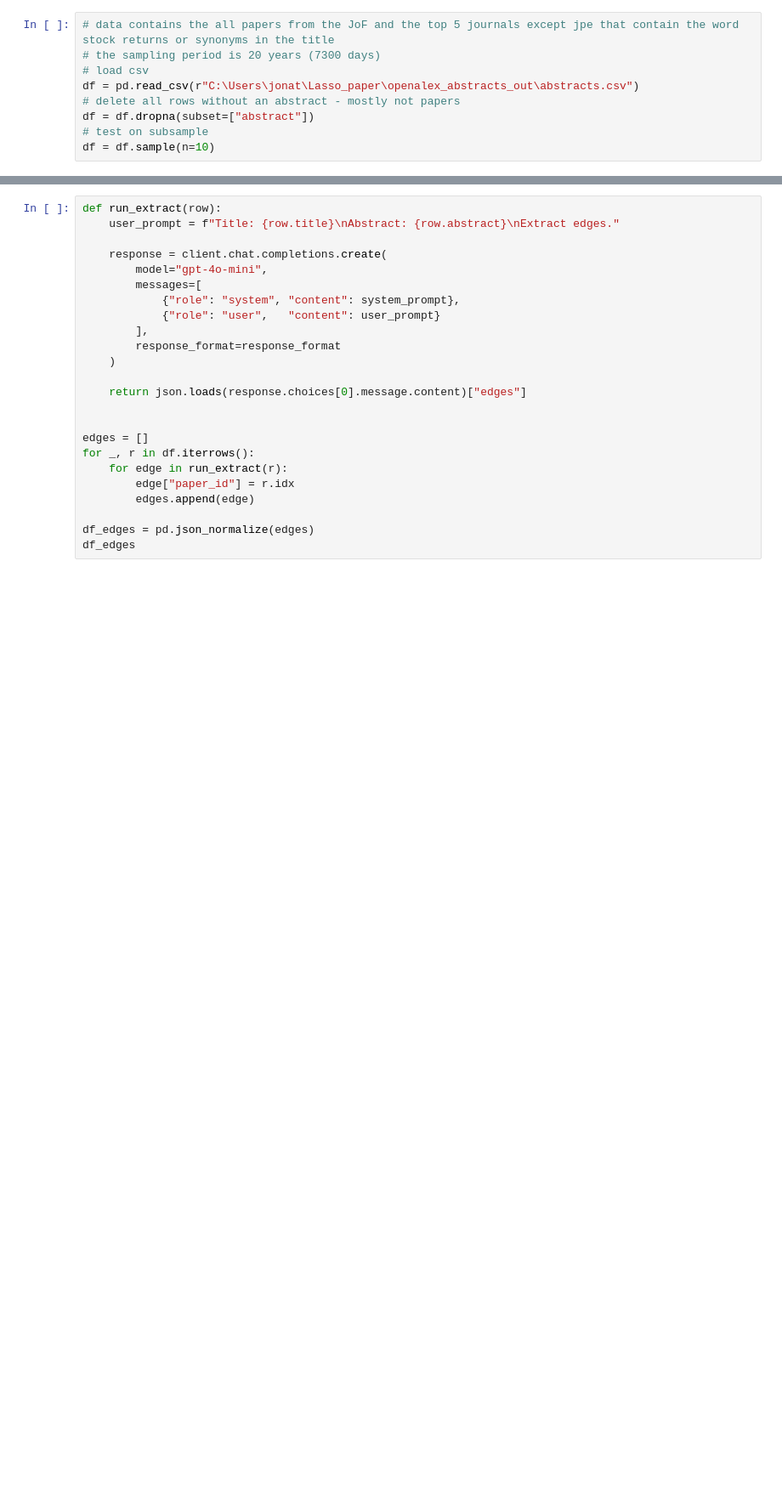
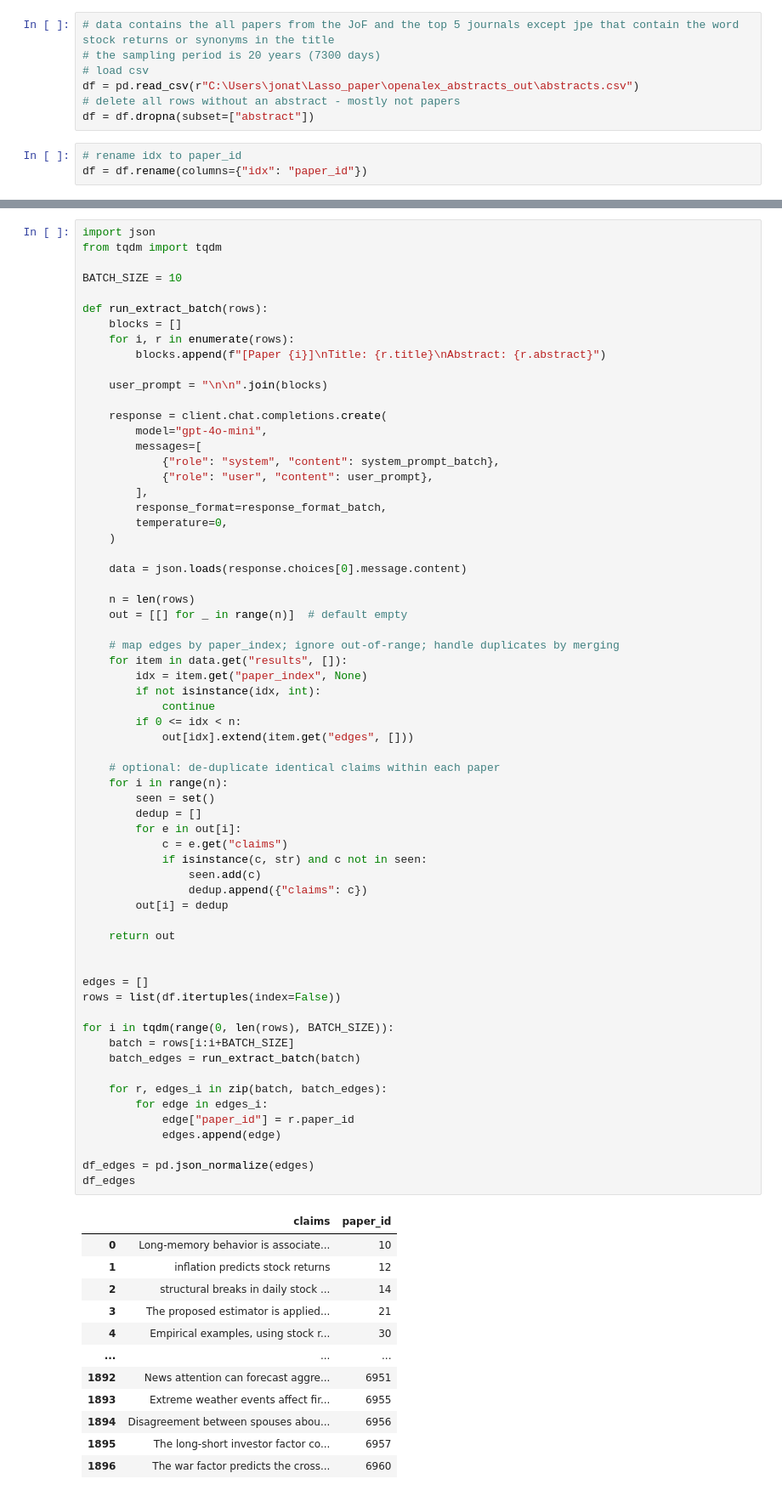
Before and after one commit to TommasoDF/Lasso_paper, a Jupyter notebook: narratives_construction/scripts/get_edges.ipynb, the cells around one changed output, grey strips where cells are left out. Shown at 85% size. Cells and saved outputs as stored; diff of their text form; blank space fills up the shorter version.

```diff
--- a/narratives_construction/scripts/get_edges.ipynb
+++ b/narratives_construction/scripts/get_edges.ipynb
@@ -29,6 +29,7 @@ client = OpenAI()  # SDK reads the key from the env var
 df = pd.read_csv(r"C:\Users\jonat\Lasso_paper\openalex_abstracts_out\abstracts.csv")
 # delete all rows without an abstract - mostly not papers
 df = df.dropna(subset=["abstract"])
-# test on subsample
-df = df.sample(n=10)
+# %%
+# rename idx to paper_id
+df = df.rename(columns={"idx": "paper_id"})
 # %%
@@ -70,25 +86,78 @@ system_prompt = (
 )
 # %%
-def run_extract(row):
-    user_prompt = f"Title: {row.title}\nAbstract: {row.abstract}\nExtract edges."
+import json
+from tqdm import tqdm
+
+BATCH_SIZE = 10
+
+def run_extract_batch(rows):
+    blocks = []
+    for i, r in enumerate(rows):
+        blocks.append(f"[Paper {i}]\nTitle: {r.title}\nAbstract: {r.abstract}")
+
+    user_prompt = "\n\n".join(blocks)
 
     response = client.chat.completions.create(
         model="gpt-4o-mini",
         messages=[
-            {"role": "system", "content": system_prompt},
-            {"role": "user",   "content": user_prompt}
+            {"role": "system", "content": system_prompt_batch},
+            {"role": "user", "content": user_prompt},
         ],
-        response_format=response_format
+        response_format=response_format_batch,
+        temperature=0,
     )
 
-    return json.loads(response.choices[0].message.content)["edges"]
+    data = json.loads(response.choices[0].message.content)
+
+    n = len(rows)
+    out = [[] for _ in range(n)]  # default empty
+
+    # map edges by paper_index; ignore out-of-range; handle duplicates by merging
+    for item in data.get("results", []):
+        idx = item.get("paper_index", None)
+        if not isinstance(idx, int):
+            continue
+        if 0 <= idx < n:
+            out[idx].extend(item.get("edges", []))
+
+    # optional: de-duplicate identical claims within each paper
+    for i in range(n):
+        seen = set()
+        dedup = []
+        for e in out[i]:
+            c = e.get("claims")
+            if isinstance(c, str) and c not in seen:
+                seen.add(c)
+                dedup.append({"claims": c})
+        out[i] = dedup
+
+    return out
 
 
 edges = []
-for _, r in df.iterrows():
-    for edge in run_extract(r):
-        edge["paper_id"] = r.idx
-        edges.append(edge)
+rows = list(df.itertuples(index=False))
+
+for i in tqdm(range(0, len(rows), BATCH_SIZE)):
+    batch = rows[i:i+BATCH_SIZE]
+    batch_edges = run_extract_batch(batch)
+
+    for r, edges_i in zip(batch, batch_edges):
+        for edge in edges_i:
+            edge["paper_id"] = r.paper_id
+            edges.append(edge)
 
 df_edges = pd.json_normalize(edges)
 df_edges
+# %% [output]
+|  | claims | paper_id |
+| 0 | Long-memory behavior is associate... | 10 |
+| 1 | inflation predicts stock returns | 12 |
+| 2 | structural breaks in daily stock ... | 14 |
+| 3 | The proposed estimator is applied... | 21 |
+| 4 | Empirical examples, using stock r... | 30 |
+| ... | ... | ... |
+| 1892 | News attention can forecast aggre... | 6951 |
+| 1893 | Extreme weather events affect fir... | 6955 |
+| 1894 | Disagreement between spouses abou... | 6956 |
+| 1895 | The long‐short investor factor co... | 6957 |
+| 1896 | The war factor predicts the cross... | 6960 |
```
Also changed, not shown: parts of 12 cells of this notebook, 11 other files.
